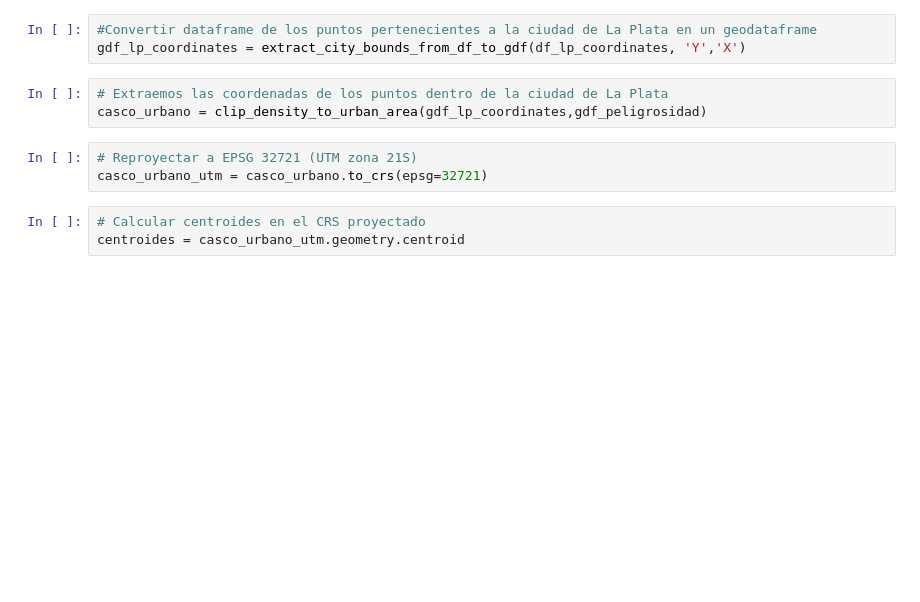
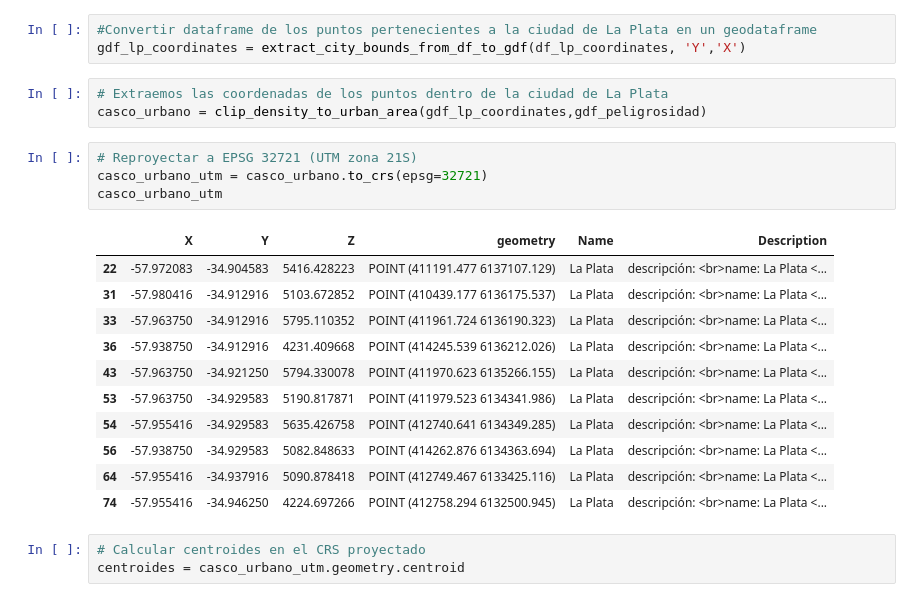
Before and after one commit to andreasoledadguerra/flood-insurance-lead-detection, a Jupyter notebook: flood_insurance.ipynb, the cells around one changed output. Cells and saved outputs as stored; diff of their text form; blank space fills up the shorter version.

```diff
--- a/flood_insurance.ipynb
+++ b/flood_insurance.ipynb
@@ -103,6 +103,19 @@ casco_urbano = clip_density_to_urban_area(gdf_lp_coordinates,gdf_peligrosidad)
 # %%
 # Reproyectar a EPSG 32721 (UTM zona 21S)
 casco_urbano_utm = casco_urbano.to_crs(epsg=32721)
+casco_urbano_utm
+# %% [output]
+|  | X | Y | Z | geometry | Name | Description |
+| 22 | -57.972083 | -34.904583 | 5416.428223 | POINT (411191.477 6137107.129) | La Plata | descripción: <br>name: La Plata <... |
+| 31 | -57.980416 | -34.912916 | 5103.672852 | POINT (410439.177 6136175.537) | La Plata | descripción: <br>name: La Plata <... |
+| 33 | -57.963750 | -34.912916 | 5795.110352 | POINT (411961.724 6136190.323) | La Plata | descripción: <br>name: La Plata <... |
+| 36 | -57.938750 | -34.912916 | 4231.409668 | POINT (414245.539 6136212.026) | La Plata | descripción: <br>name: La Plata <... |
+| 43 | -57.963750 | -34.921250 | 5794.330078 | POINT (411970.623 6135266.155) | La Plata | descripción: <br>name: La Plata <... |
+| 53 | -57.963750 | -34.929583 | 5190.817871 | POINT (411979.523 6134341.986) | La Plata | descripción: <br>name: La Plata <... |
+| 54 | -57.955416 | -34.929583 | 5635.426758 | POINT (412740.641 6134349.285) | La Plata | descripción: <br>name: La Plata <... |
+| 56 | -57.938750 | -34.929583 | 5082.848633 | POINT (414262.876 6134363.694) | La Plata | descripción: <br>name: La Plata <... |
+| 64 | -57.955416 | -34.937916 | 5090.878418 | POINT (412749.467 6133425.116) | La Plata | descripción: <br>name: La Plata <... |
+| 74 | -57.955416 | -34.946250 | 4224.697266 | POINT (412758.294 6132500.945) | La Plata | descripción: <br>name: La Plata <... |
 # %%
 # Calcular centroides en el CRS proyectado
 centroides = casco_urbano_utm.geometry.centroid
```
Also changed, not shown: parts of 4 cells of this notebook.
